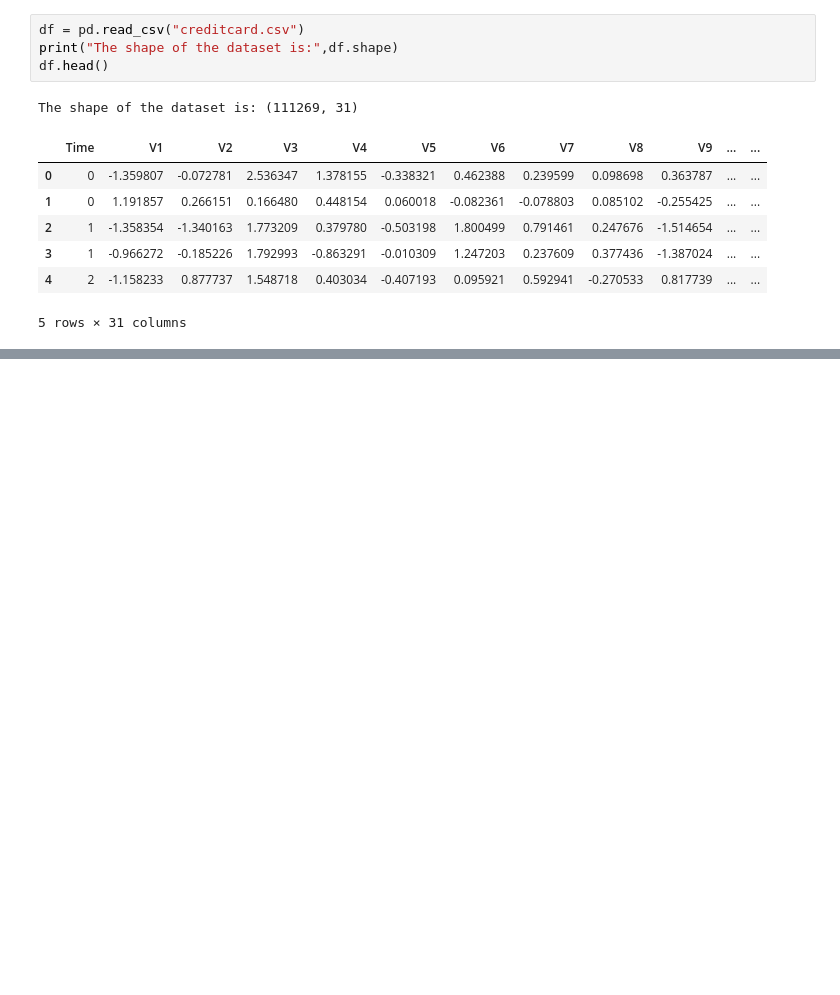
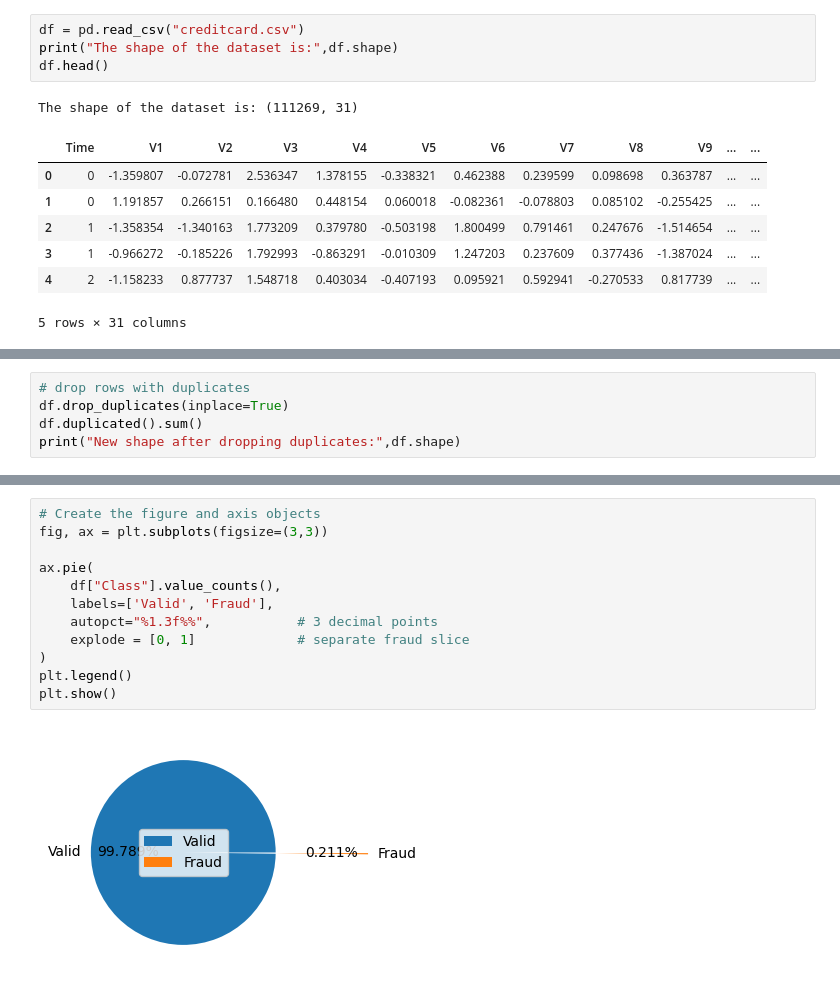
Before and after one commit to NatashaMoses/DataScience_Projects, a Jupyter notebook: Credit_Card_Fraud_Detection/CreditCard_Fraud_Detection_Using_Python.ipynb, the cells around one changed output, grey strips where cells are left out. Drawn from its saved outputs; the diff is of its cells as text; blank space fills up the shorter version.

```diff
--- a/Credit_Card_Fraud_Detection/CreditCard_Fraud_Detection_Using_Python.ipynb
+++ b/Credit_Card_Fraud_Detection/CreditCard_Fraud_Detection_Using_Python.ipynb
@@ -23,0 +74,5 @@ print(df.shape)
+# %%
+# drop rows with duplicates
+df.drop_duplicates(inplace=True)
+df.duplicated().sum()
+print("New shape after dropping duplicates:",df.shape)
@@ -23,0 +113,14 @@ print(df.shape)
+# %%
+# Create the figure and axis objects
+fig, ax = plt.subplots(figsize=(3,3))
+
+ax.pie(
+    df["Class"].value_counts(),
+    labels=['Valid', 'Fraud'],
+    autopct="%1.3f%%",           # 3 decimal points
+    explode = [0, 1]             # separate fraud slice
+)
+plt.legend()
+plt.show()
+# %% [output]
+[figure, added]
```
Also changed, not shown: parts of 9 cells of this notebook.
